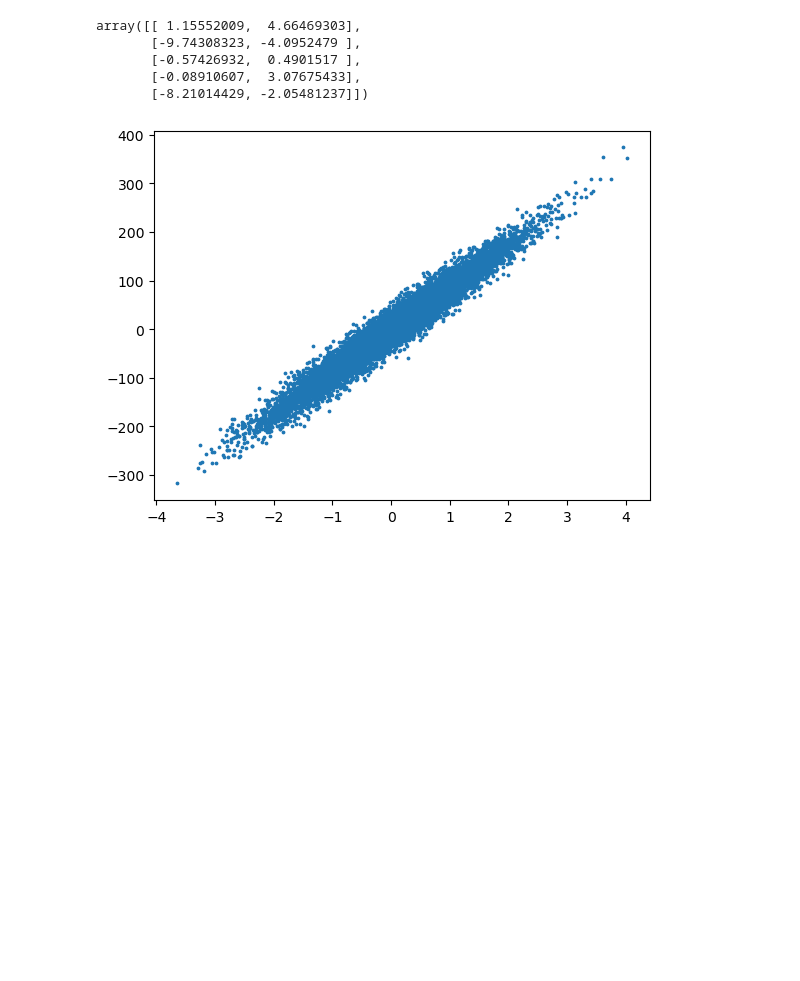
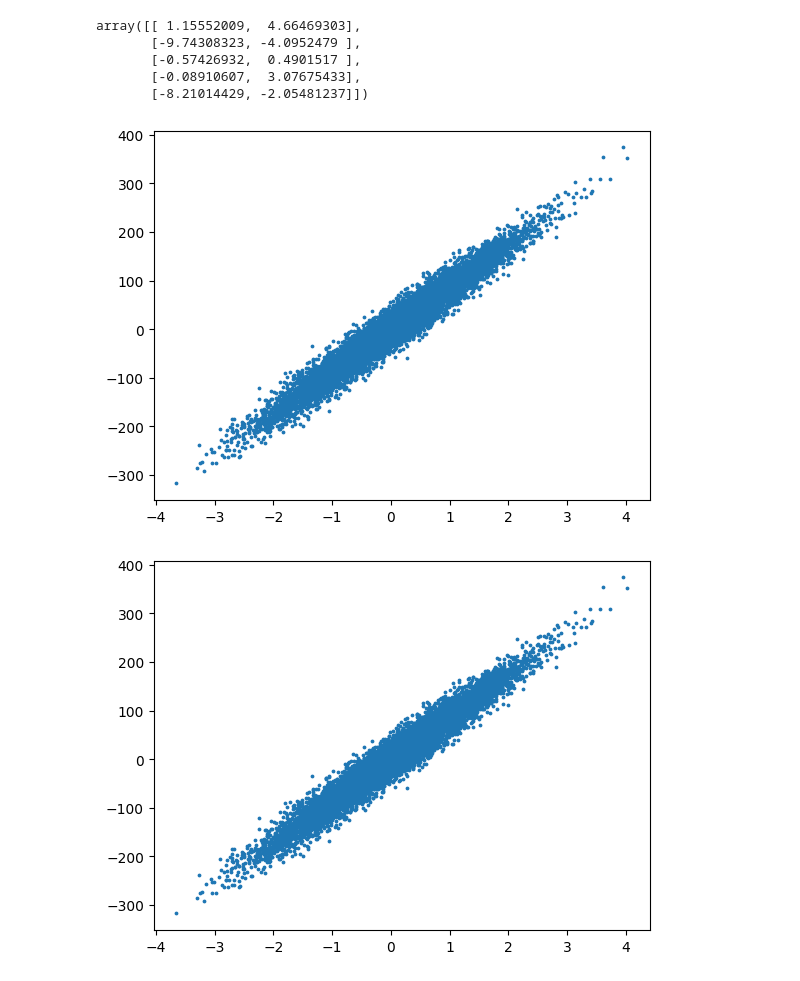
Before and after one commit to Aamiruem/5-mintes-Fullstack-Data-Science-and-AI, a Jupyter notebook: Lecture14/Session 14/16)K Nearest Neighbor.ipynb, the cells around one changed output. Cells and saved outputs as stored; diff of their text form; code cells hidden in the pictures; blank space fills up the shorter version.

```diff
--- a/Lecture14/Session 14/16)K Nearest Neighbor.ipynb
+++ b/Lecture14/Session 14/16)K Nearest Neighbor.ipynb
@@ -39,5 +42,14 @@ array([[ 1.15552009,  4.66469303],
        [-0.57426932,  0.4901517 ],
        [-0.08910607,  3.07675433],
        [-8.21014429, -2.05481237]])
+# %%
+from sklearn.datasets import make_regression
+
+x, y = make_regression(n_features=1, noise=20, n_samples=10000, random_state=1)
+
+plt.scatter(x, y, s=3)
+plt.show()
+# %% [output]
+[figure, added]
 # %%
 from sklearn.datasets import make_regression
```
Also changed, not shown: parts of 12 cells of this notebook, 2 other files.
